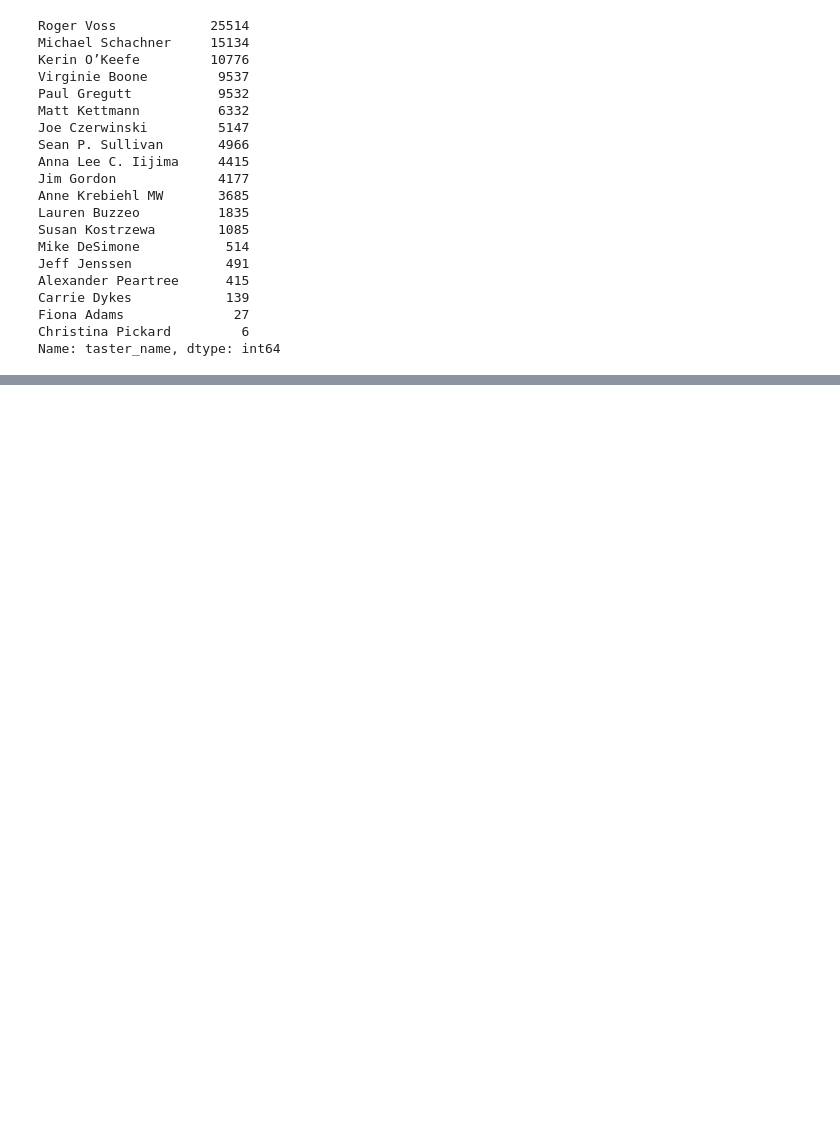
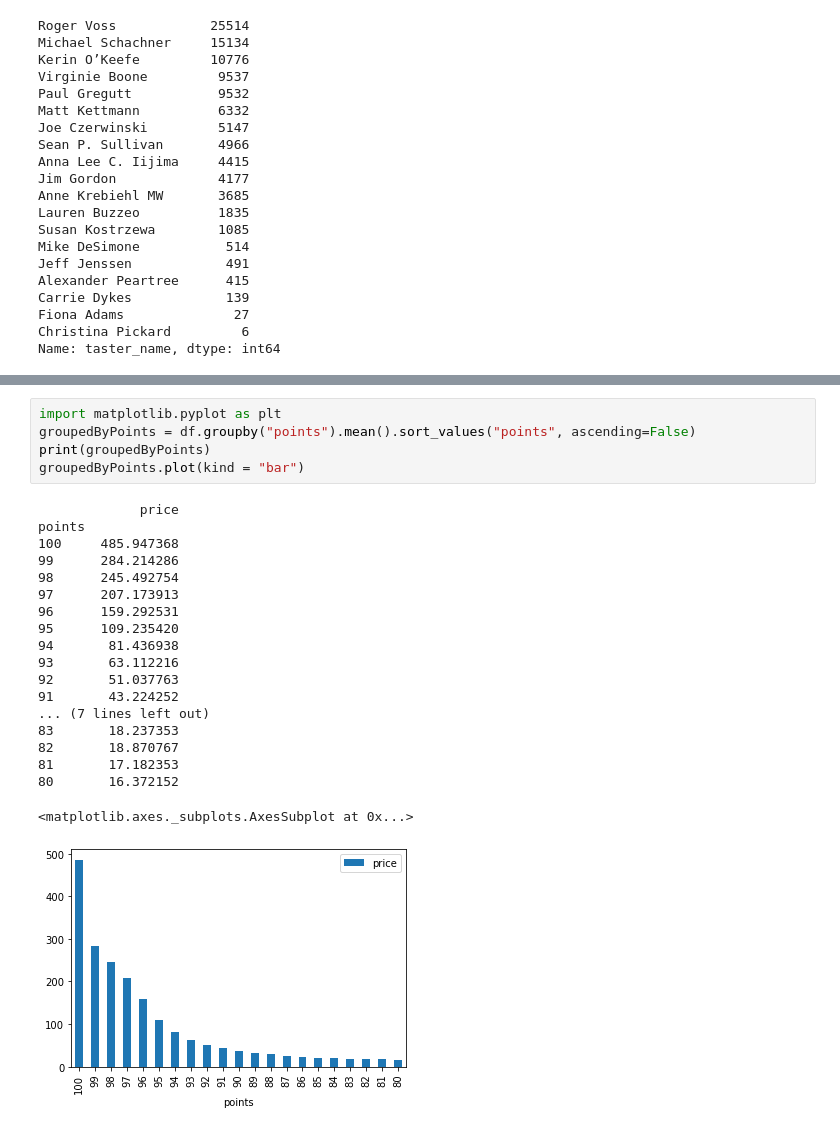
Before and after one commit to Juhantam/WineProject, a Jupyter notebook: WineProject.ipynb, the cells around one changed output, grey strips where cells are left out. Saved outputs shown, nothing was run; the diff lists cells and outputs as text; blank space fills up the shorter version.

Commit message:
Find various interesting facts and plot some things.

```diff
--- a/WineProject.ipynb
+++ b/WineProject.ipynb
@@ -186,0 +199,25 @@ Name: variety, Length: 707, dtype: int64
+# %%
+import matplotlib.pyplot as plt
+groupedByPoints = df.groupby("points").mean().sort_values("points", ascending=False)
+print(groupedByPoints)
+groupedByPoints.plot(kind = "bar")
+# %% [output]
+             price
+points
+100     485.947368
+99      284.214286
+98      245.492754
+97      207.173913
+96      159.292531
+95      109.235420
+94       81.436938
+93       63.112216
+92       51.037763
+91       43.224252
+... (7 lines left out)
+83       18.237353
+82       18.870767
+81       17.182353
+80       16.372152
+<matplotlib.axes._subplots.AxesSubplot at 0x...>
+[figure, added]
```
Also changed, not shown: parts of 24 cells of this notebook.
